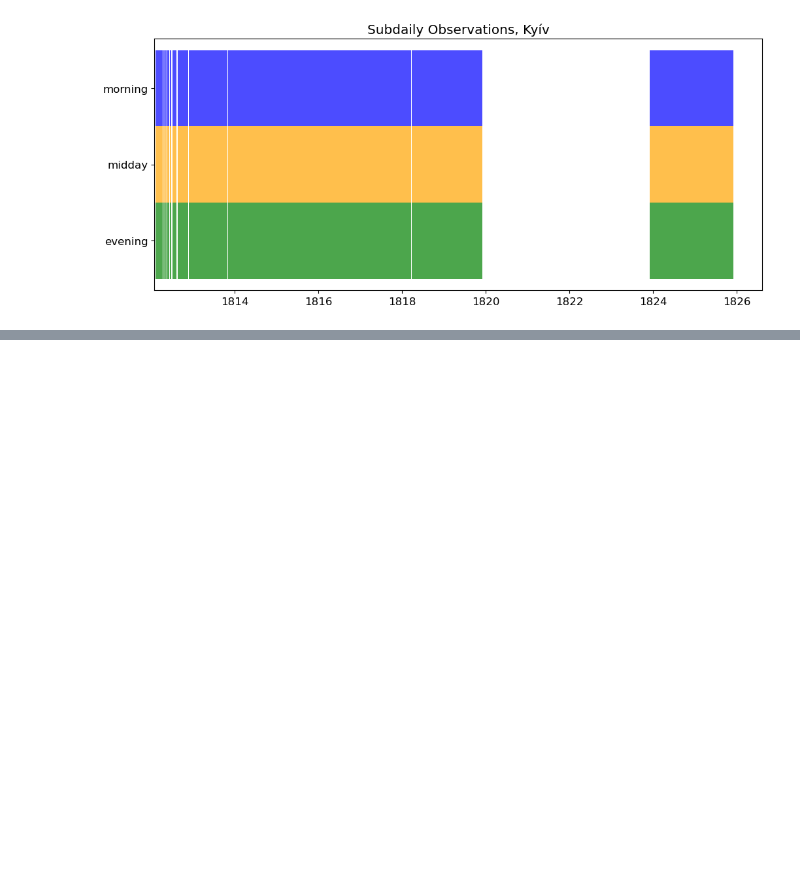
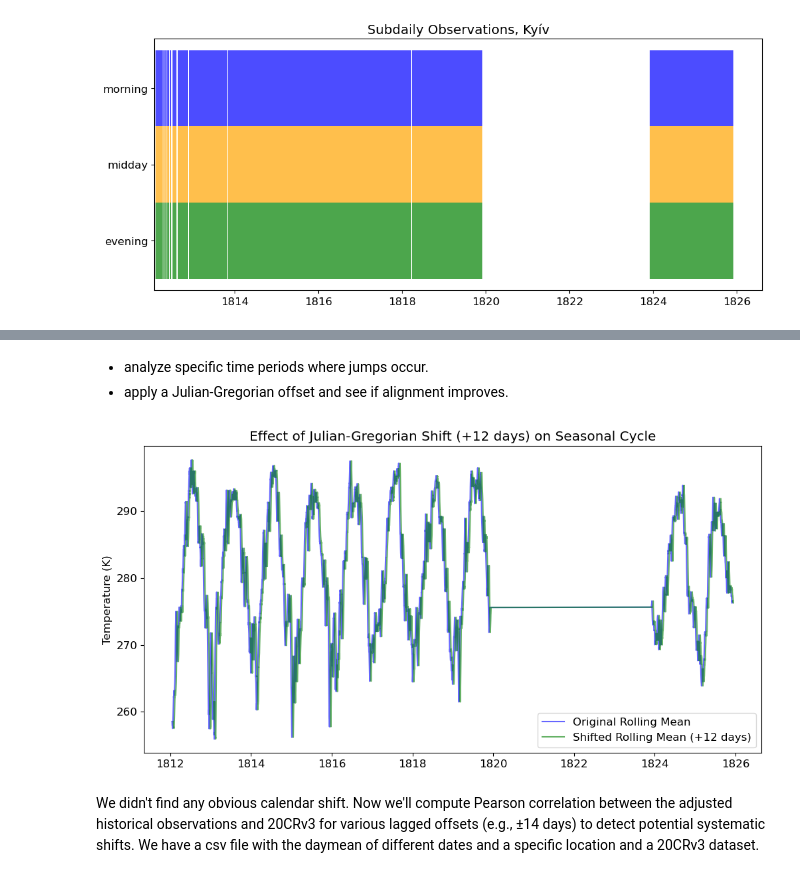
Before and after one commit to carlotatrx/dataprep, a Jupyter notebook: dataprep_ukraine.ipynb, the cells around one changed output, grey strips where cells are left out. Saved outputs shown, nothing was run; the diff lists cells and outputs as text; code cells hidden in the pictures; blank space fills up the shorter version.

Commit message:
start pearson corr for ukr

```diff
--- a/dataprep_ukraine.ipynb
+++ b/dataprep_ukraine.ipynb
@@ -236,0 +279,32 @@ plt.show()
+# %% [markdown]
+- analyze specific time periods where jumps occur.
+- apply a Julian-Gregorian offset and see if alignment improves.
+# %%
+# Identify significant jumps by finding where rolling difference exceeds a threshold
+threshold = df["Rolling_Diff"].std() * 3  # Using 3 standard deviations as a threshold for anomalies
+jump_indices = df[np.abs(df["Rolling_Diff"]) > threshold].index
+
+# Extract periods around the detected jumps
+jump_periods = df.loc[jump_indices, ["Datetime", "Rolling_Diff"]]
+
+# Display the identified jump periods
+
+# Apply a Julian-Gregorian shift (+12 days) to check if alignment improves
+df["Shifted_Datetime"] = df["Datetime"] + pd.DateOffset(days=12)
+
+# Compute a new rolling mean for the shifted time series
+df["Shifted_Rolling_Mean"] = df["Value"].rolling(window=30, min_periods=10, center=True).mean()
+
+# Plot original vs. shifted time series for comparison
+fig, ax = plt.subplots(figsize=(12, 6))
+ax.plot(df["Datetime"], df["Rolling_Mean"], label="Original Rolling Mean", color="blue", alpha=0.6)
+ax.plot(df["Shifted_Datetime"], df["Shifted_Rolling_Mean"], label="Shifted Rolling Mean (+12 days)", color="green", alpha=0.6)
+
+ax.set_ylabel("Temperature (K)")
+ax.set_title("Effect of Julian-Gregorian Shift (+12 days) on Seasonal Cycle")
+ax.legend()
+plt.show()
+# %% [output]
+[figure, added]
+# %% [markdown]
+We didn't find any obvious calendar shift. Now we'll compute Pearson correlation between the adjusted historical observations and 20CRv3 for various lagged offsets (e.g., ±14 days) to detect potential systematic shifts. We have a csv file with the daymean of different dates and a specific location and a 20CRv3 dataset.
```
Also changed, not shown: parts of 10 cells of this notebook, 3 other files.
